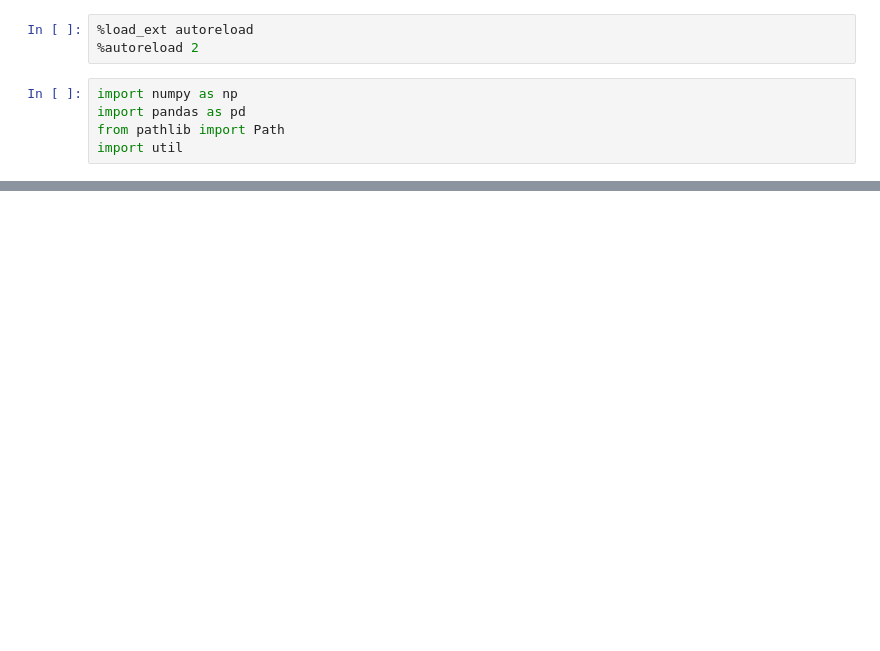
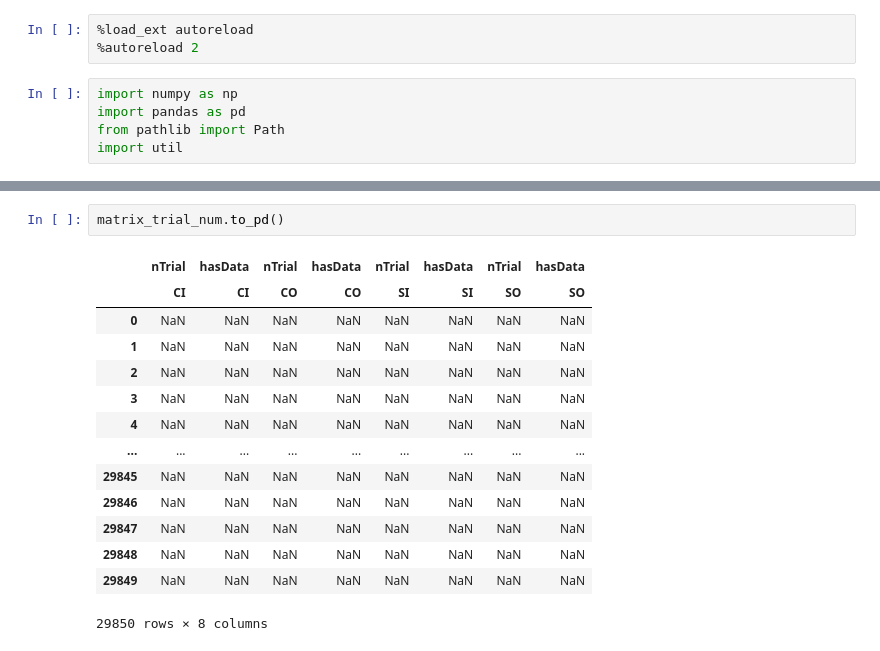
Before and after one commit to bernardosabatinilab/sabatinilab-glm, a Jupyter notebook: final_pipeline/fit_glm.ipynb, the cells around one changed output, grey strips where cells are left out. Drawn from its saved outputs; the diff is of its cells as text; blank space fills up the shorter version.

Commit message:
Testing for fixed sparse matrix backend

```diff
--- a/final_pipeline/fit_glm.ipynb
+++ b/final_pipeline/fit_glm.ipynb
@@ -96,0 +167,17 @@ for dict_inputdata in lst_dict_inputdata:
+# %%
+matrix_trial_num.to_pd()
+# %% [output]
+|  | nTrial | hasData | nTrial | hasData | nTrial | hasData | nTrial | hasData |
+|  | CI | CI | CO | CO | SI | SI | SO | SO |
+| 0 | NaN | NaN | NaN | NaN | NaN | NaN | NaN | NaN |
+| 1 | NaN | NaN | NaN | NaN | NaN | NaN | NaN | NaN |
+| 2 | NaN | NaN | NaN | NaN | NaN | NaN | NaN | NaN |
+| 3 | NaN | NaN | NaN | NaN | NaN | NaN | NaN | NaN |
+| 4 | NaN | NaN | NaN | NaN | NaN | NaN | NaN | NaN |
+| ... | ... | ... | ... | ... | ... | ... | ... | ... |
+| 29845 | NaN | NaN | NaN | NaN | NaN | NaN | NaN | NaN |
+| 29846 | NaN | NaN | NaN | NaN | NaN | NaN | NaN | NaN |
+| 29847 | NaN | NaN | NaN | NaN | NaN | NaN | NaN | NaN |
+| 29848 | NaN | NaN | NaN | NaN | NaN | NaN | NaN | NaN |
+| 29849 | NaN | NaN | NaN | NaN | NaN | NaN | NaN | NaN |
+29850 rows × 8 columns
```
Also changed, not shown: parts of 17 cells of this notebook, 2 other files.
